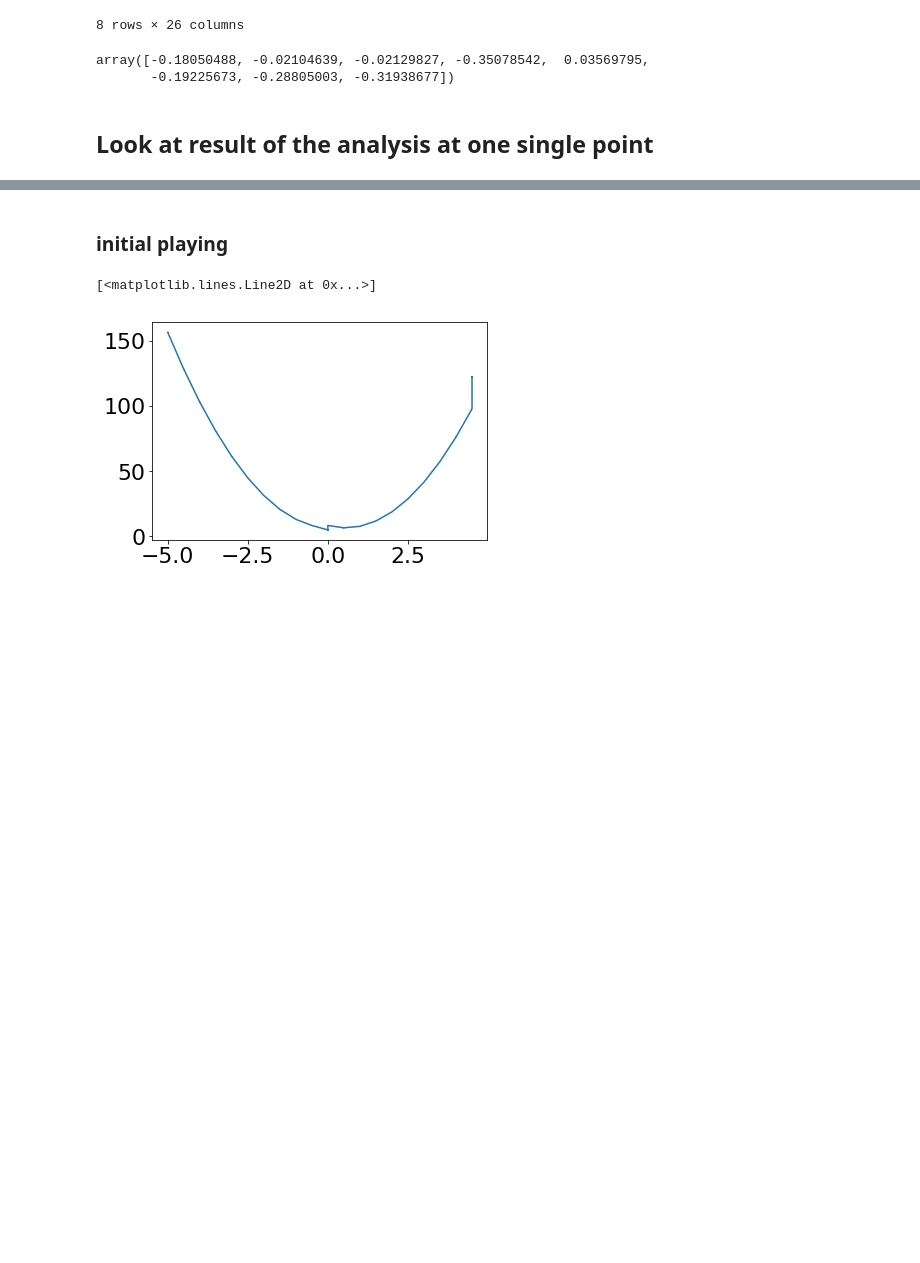
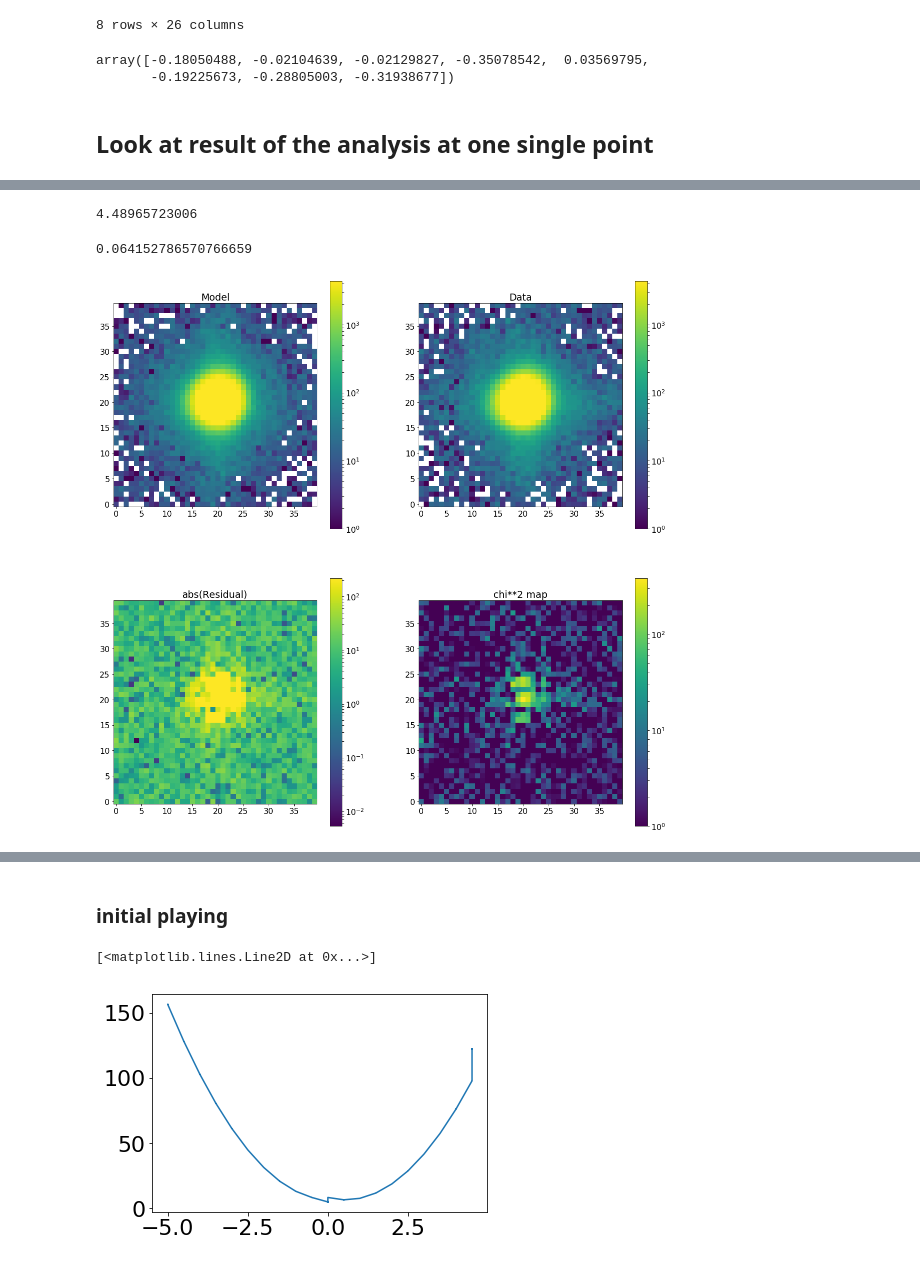
Before and after one commit to Subaru-PFS/dev_2ddrp, a Jupyter notebook: Zernike_Work.ipynb, the cells around one changed output, grey strips where cells are left out. Drawn from its saved outputs; the diff is of its cells as text; code cells hidden in the pictures; blank space fills up the shorter version.

```diff
--- a/Zernike_Work.ipynb
+++ b/Zernike_Work.ipynb
@@ -1120 +1151,34 @@ np.sum(np.abs((res_iapetus-sci_image)))/np.sum((res_iapetus))
+# %%
+artifical_noise=np.zeros_like(res_iapetus)
+artifical_noise=np.array(artifical_noise)
+for i in range(len(artifical_noise)):
+    for j in range(len(artifical_noise)):
+        artifical_noise[i,j]=np.random.randn()*np.sqrt(var_image[i,j])
+# %%
+plt.figure(figsize=(20,20))
+plt.subplot(221)
+plt.imshow(res_iapetus+artifical_noise,origin='lower',vmin=1,vmax=np.max(np.abs(sci_image)),norm=LogNorm())
+plt.colorbar()
+plt.title('Model')
+plt.grid(False)
+plt.subplot(222)
+plt.imshow(sci_image,origin='lower',vmin=1,vmax=np.max(np.abs(sci_image)),norm=LogNorm())
+plt.colorbar()
+plt.title('Data')
+plt.grid(False)
+plt.subplot(223)
+plt.imshow(np.abs(res_iapetus+artifical_noise-sci_image),origin='lower',vmax=np.max(np.abs(sci_image))/20,norm=LogNorm())
+plt.colorbar()
+plt.title('abs(Residual)')
+plt.grid(False)
+plt.subplot(224)
+plt.imshow((res_iapetus+artifical_noise-sci_image)**2/((1)*var_image),origin='lower',vmin=1,norm=LogNorm())
+plt.colorbar()
+plt.title('chi**2 map')
+print(np.sum((res_iapetus-sci_image)**2/((var_image.shape[0]*var_image.shape[1])*var_image)))
+np.sum(np.abs((res_iapetus-sci_image)))/np.sum((res_iapetus))
+# %% [output]
+4.48965723006
+0.064152786570766659
+[figure, added]
 # %%
```
Also changed, not shown: parts of 30 cells of this notebook, 1 other file.
